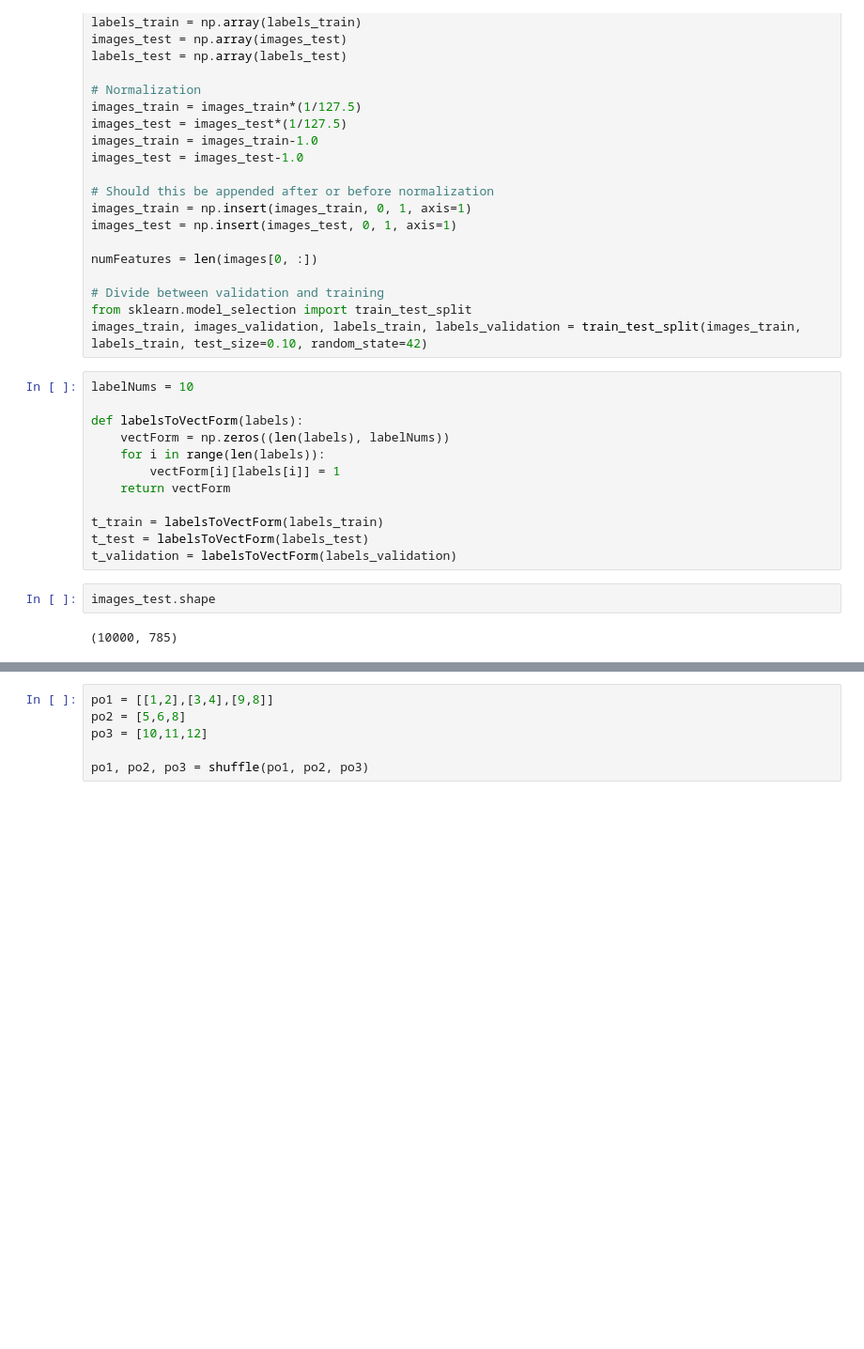
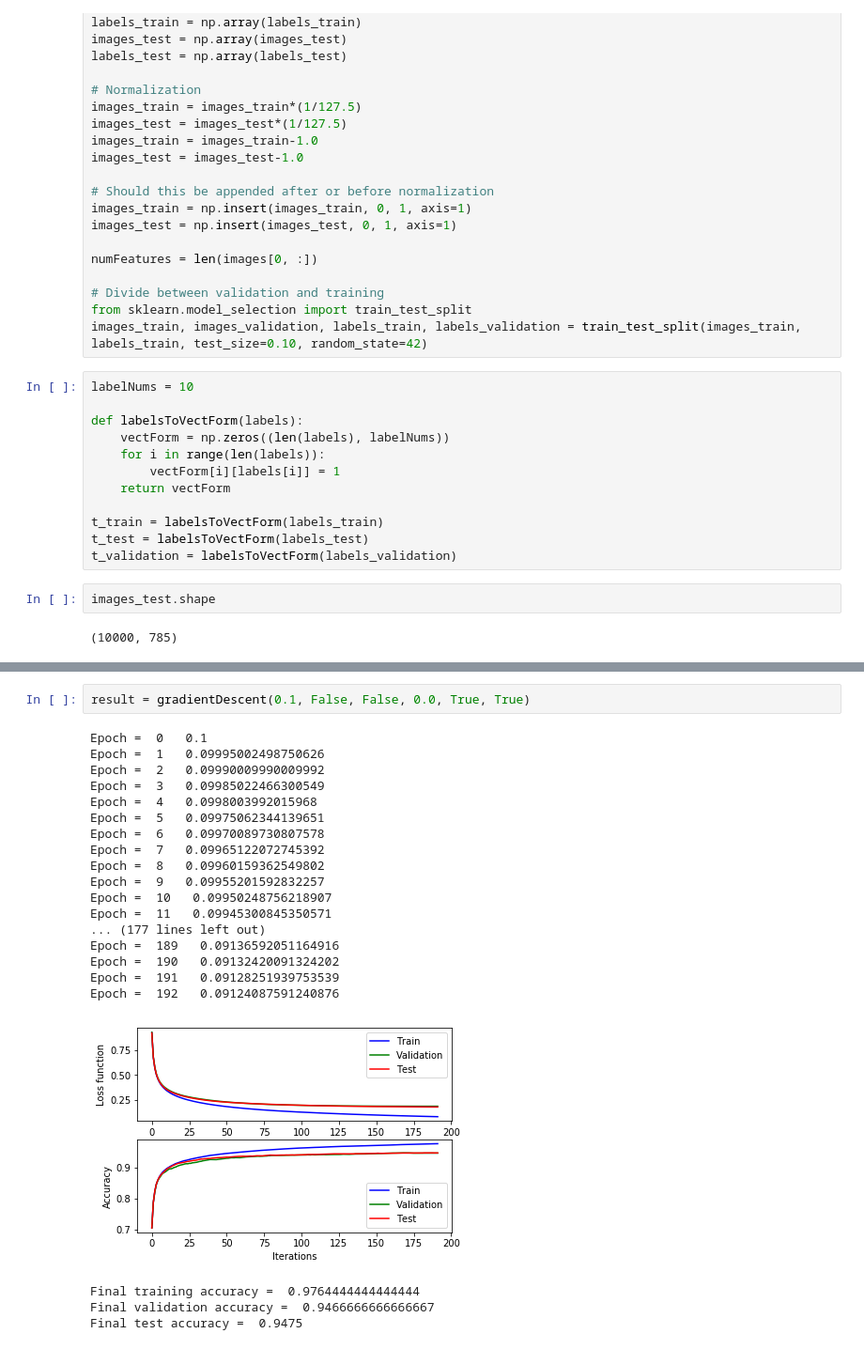
Before and after one commit to divya-pitta/neuralnets253, a Jupyter notebook: HW2_BackPropagation/BackpropagationPart1.ipynb, the cells around one changed output, grey strips where cells are left out. Shown: that part at 94% size. Saved outputs shown, nothing was run; the diff lists cells and outputs as text; blank space fills up the shorter version.

Commit message:
Function for gradientdescent

```diff
--- a/HW2_BackPropagation/BackpropagationPart1.ipynb
+++ b/HW2_BackPropagation/BackpropagationPart1.ipynb
@@ -323,8 +348,26 @@ def gradientDescent(learningRate, T, shuffle, useMomentum, alpha, randomWeights)
 
     return [trainingErr, validationErr, testErr, trainingAcc, validationAcc, testAcc]
-# %%
-po1 = [[1,2],[3,4],[9,8]]
-po2 = [5,6,8]
-po3 = [10,11,12]
-
-po1, po2, po3 = shuffle(po1, po2, po3)
+# %%
+result = gradientDescent(0.1, False, False, 0.0, True, True)
+# %% [output]
+Epoch =  0   0.1
+Epoch =  1   0.09995002498750626
+Epoch =  2   0.09990009990009992
+Epoch =  3   0.09985022466300549
+Epoch =  4   0.0998003992015968
+Epoch =  5   0.09975062344139651
+Epoch =  6   0.09970089730807578
+Epoch =  7   0.09965122072745392
+Epoch =  8   0.09960159362549802
+Epoch =  9   0.09955201592832257
+Epoch =  10   0.09950248756218907
+Epoch =  11   0.09945300845350571
+... (177 lines left out)
+Epoch =  189   0.09136592051164916
+Epoch =  190   0.09132420091324202
+Epoch =  191   0.09128251939753539
+Epoch =  192   0.09124087591240876
+[figure, added]
+Final training accuracy =  0.9764444444444444
+Final validation accuracy =  0.9466666666666667
+Final test accuracy =  0.9475
```
Also changed, not shown: parts of 4 cells of this notebook.
